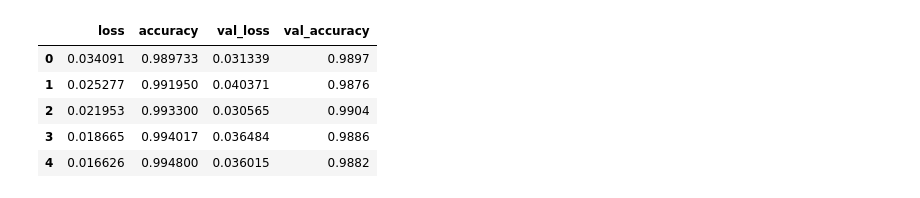
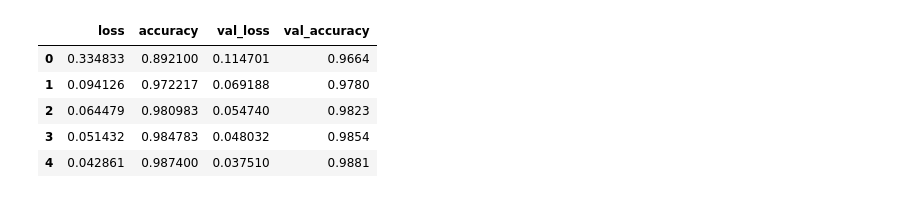
Before and after one commit to Yuvaraj878/Deep_Ex3, a Jupyter notebook: Program/Ex 3.ipynb, the cells around one changed output. Saved outputs shown, nothing was run; the diff lists cells and outputs as text; code cells hidden in the pictures.

```diff
--- a/Program/Ex 3.ipynb
+++ b/Program/Ex 3.ipynb
@@ -23,0 +12,7 @@ plt.imshow(img)
+# %%
+(X_train, y_train), (X_test, y_test) = mnist.load_data()
+X_train.shape
+X_test.shape
+single_image= X_train[5]
+single_image.shape
+plt.imshow(single_image,cmap='gray')
@@ -23,0 +34,3 @@ plt.imshow(img)
+# %%
+X_train_scaled = X_train/255.0
+X_test_scaled = X_test/255.0
@@ -23,0 +43,3 @@ plt.imshow(img)
+# %%
+y_train_onehot = utils.to_categorical(y_train,10)
+y_test_onehot = utils.to_categorical(y_test,10)
@@ -24,5 +60,3 @@ plt.imshow(img)
 # %%
-X_train = X_train.reshape(-1,28,28,1)
-X_test  = X_test.reshape(-1,28,28,1)
-type(y_train)
-X_train.shape
+X_train_scaled = X_train_scaled.reshape(-1,28,28,1)
+X_test_scaled = X_test_scaled.reshape(-1,28,28,1)
@@ -69,12 +101,11 @@ model.compile(
     loss ='categorical_crossentropy',
     metrics=['accuracy']
 )
-model.fit(
-    X_train,
-    y_train,
-    epochs=10,
-    validation_data=(X_test,y_test)
-)
+model.fit(X_train_scaled ,
+          y_train_onehot, epochs=5,
+          batch_size=64,
+          validation_data=(X_test_scaled,y_test_onehot)
+        )
 metrics = pd.DataFrame(model.history.history)
 metrics.head()
 # %% [output]
@@ -101,9 +126,9 @@ Epoch 10/10
 |  | loss | accuracy | val_loss | val_accuracy |
-| 0 | 0.034091 | 0.989733 | 0.031339 | 0.9897 |
-| 1 | 0.025277 | 0.991950 | 0.040371 | 0.9876 |
-| 2 | 0.021953 | 0.993300 | 0.030565 | 0.9904 |
-| 3 | 0.018665 | 0.994017 | 0.036484 | 0.9886 |
-| 4 | 0.016626 | 0.994800 | 0.036015 | 0.9882 |
+| 0 | 0.334833 | 0.892100 | 0.114701 | 0.9664 |
+| 1 | 0.094126 | 0.972217 | 0.069188 | 0.9780 |
+| 2 | 0.064479 | 0.980983 | 0.054740 | 0.9823 |
+| 3 | 0.051432 | 0.984783 | 0.048032 | 0.9854 |
+| 4 | 0.042861 | 0.987400 | 0.037510 | 0.9881 |
 # %%
 metrics.plot()
 plt.xlabel('Epoch')
```
Also changed, not shown: parts of 23 cells of this notebook, 5 other files.
